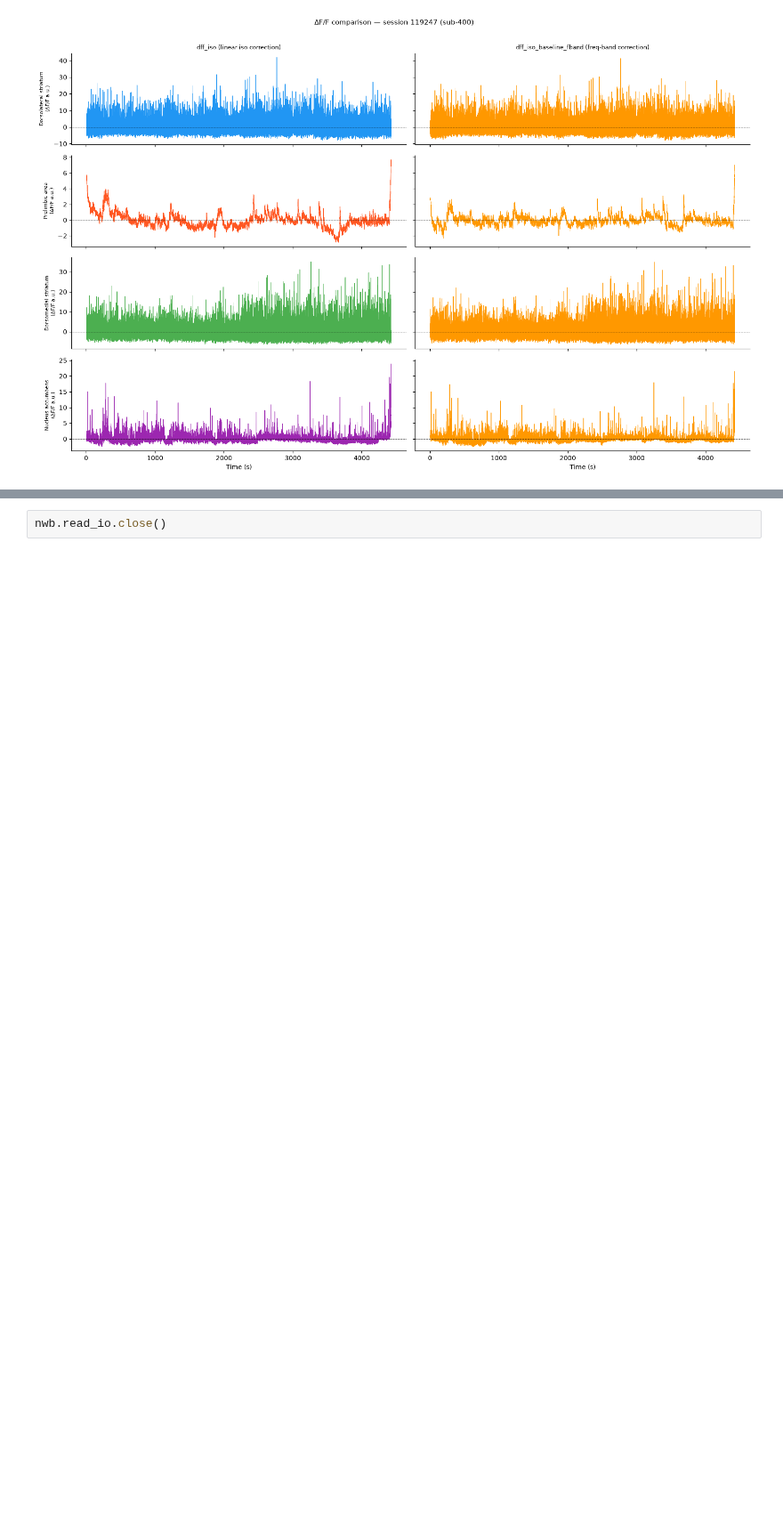
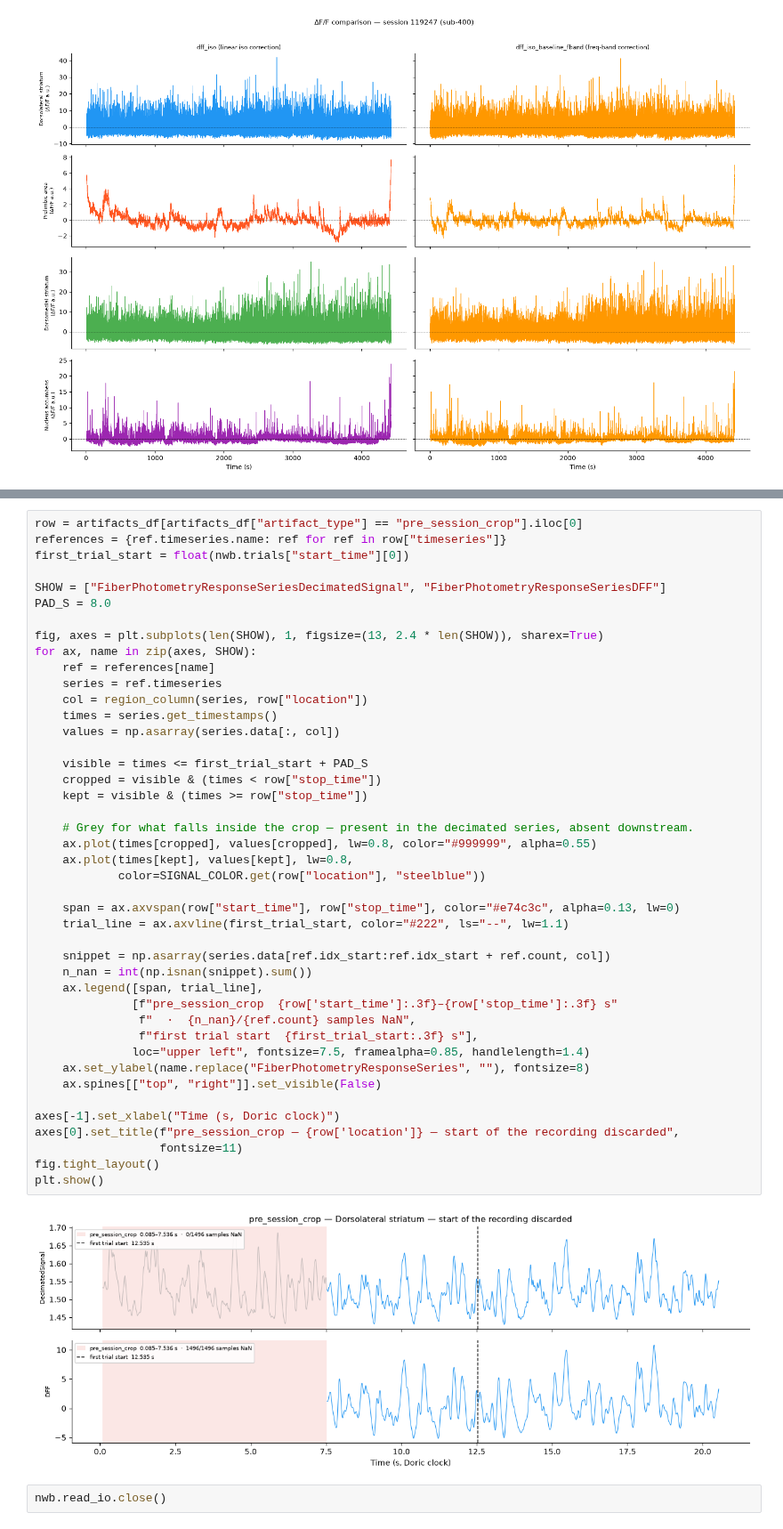
Before and after one commit to catalystneuro/hanks-lab-to-nwb, a Jupyter notebook: src/hanks_lab_to_nwb/tutorials/processed_fp_demo.ipynb, the cells around one changed output, grey strips where cells are left out. Shown at 89% size. Saved outputs shown, nothing was run; the diff lists cells and outputs as text; blank space fills up the shorter version.

```diff
--- a/src/hanks_lab_to_nwb/tutorials/processed_fp_demo.ipynb
+++ b/src/hanks_lab_to_nwb/tutorials/processed_fp_demo.ipynb
@@ -290,2 +483,47 @@ plt.show()
+# %%
+row = artifacts_df[artifacts_df["artifact_type"] == "pre_session_crop"].iloc[0]
+references = {ref.timeseries.name: ref for ref in row["timeseries"]}
+first_trial_start = float(nwb.trials["start_time"][0])
+
+SHOW = ["FiberPhotometryResponseSeriesDecimatedSignal", "FiberPhotometryResponseSeriesDFF"]
+PAD_S = 8.0
+
+fig, axes = plt.subplots(len(SHOW), 1, figsize=(13, 2.4 * len(SHOW)), sharex=True)
+for ax, name in zip(axes, SHOW):
+    ref = references[name]
+    series = ref.timeseries
+    col = region_column(series, row["location"])
+    times = series.get_timestamps()
+    values = np.asarray(series.data[:, col])
+
+    visible = times <= first_trial_start + PAD_S
+    cropped = visible & (times < row["stop_time"])
+    kept = visible & (times >= row["stop_time"])
+
+    # Grey for what falls inside the crop — present in the decimated series, absent downstream.
+    ax.plot(times[cropped], values[cropped], lw=0.8, color="#999999", alpha=0.55)
+    ax.plot(times[kept], values[kept], lw=0.8,
+            color=SIGNAL_COLOR.get(row["location"], "steelblue"))
+
+    span = ax.axvspan(row["start_time"], row["stop_time"], color="#e74c3c", alpha=0.13, lw=0)
+    trial_line = ax.axvline(first_trial_start, color="#222", ls="--", lw=1.1)
+
+    snippet = np.asarray(series.data[ref.idx_start:ref.idx_start + ref.count, col])
+    n_nan = int(np.isnan(snippet).sum())
+    ax.legend([span, trial_line],
+              [f"pre_session_crop  {row['start_time']:.3f}–{row['stop_time']:.3f} s"
+               f"  ·  {n_nan}/{ref.count} samples NaN",
+               f"first trial start  {first_trial_start:.3f} s"],
+              loc="upper left", fontsize=7.5, framealpha=0.85, handlelength=1.4)
+    ax.set_ylabel(name.replace("FiberPhotometryResponseSeries", ""), fontsize=8)
+    ax.spines[["top", "right"]].set_visible(False)
+
+axes[-1].set_xlabel("Time (s, Doric clock)")
+axes[0].set_title(f"pre_session_crop — {row['location']} — start of the recording discarded",
+                  fontsize=11)
+fig.tight_layout()
+plt.show()
+# %% [output]
+[figure, added]
 # %%
 nwb.read_io.close()
```
Also changed, not shown: parts of 7 cells of this notebook.
